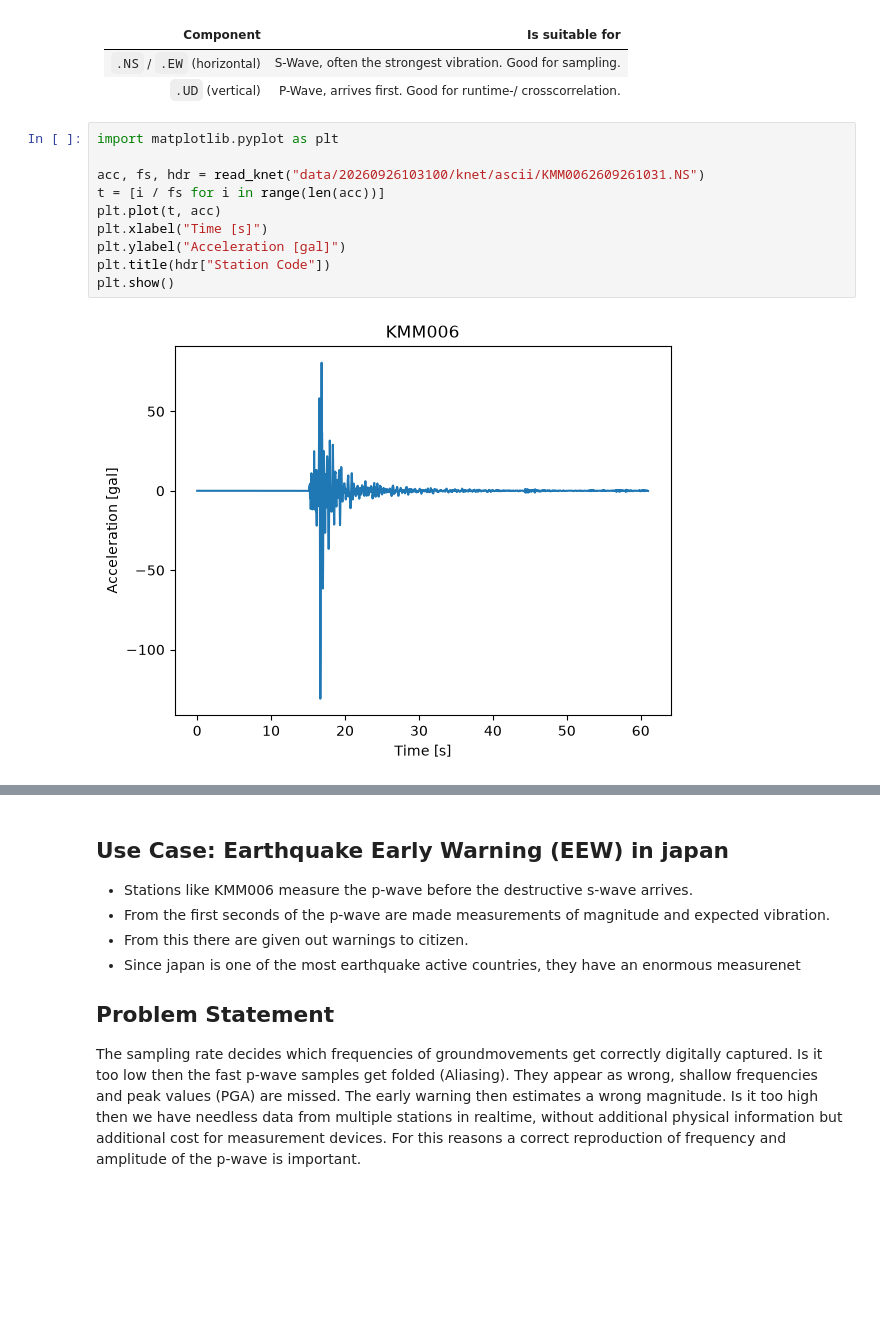
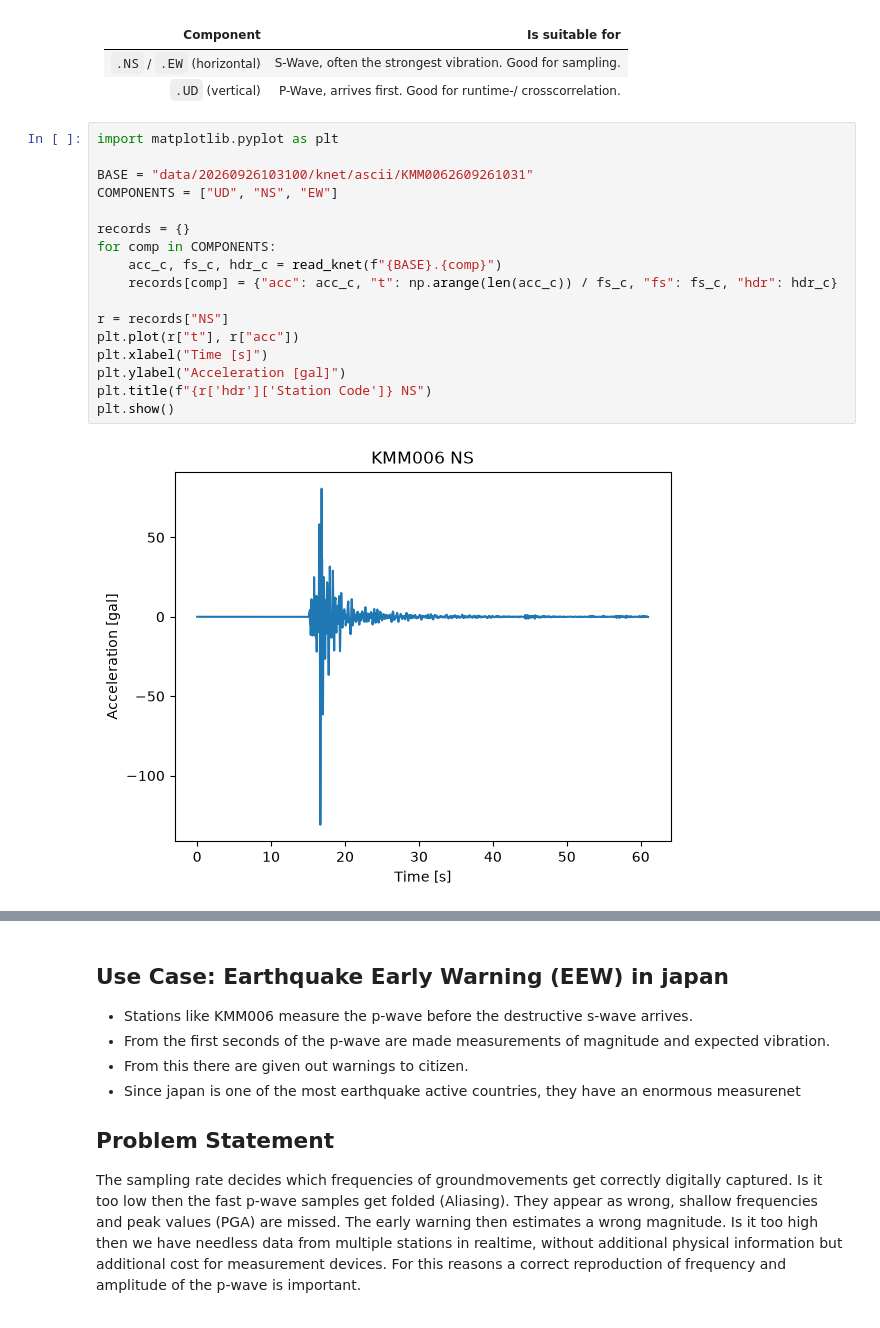
Before and after one commit to mischhart-bsc/gbsv_mc1, a Jupyter notebook: 01_sampling.ipynb, the cells around one changed output, grey strips where cells are left out. Drawn from its saved outputs; the diff is of its cells as text; blank space fills up the shorter version.

```diff
--- a/01_sampling.ipynb
+++ b/01_sampling.ipynb
@@ -33,16 +33,23 @@ YMG011 0.627 data/20260926103100\knet\ascii\YMG0112609261031.UD
 |---|---|
 | `.NS` / `.EW` (horizontal) | S-Wave, often the strongest vibration. Good for sampling. |
 | `.UD` (vertical) | P-Wave, arrives first. Good for runtime-/ crosscorrelation. |
-# %%
-import matplotlib.pyplot as plt
-
-acc, fs, hdr = read_knet("data/20260926103100/knet/ascii/KMM0062609261031.NS")
-t = [i / fs for i in range(len(acc))]
-plt.plot(t, acc)
-plt.xlabel("Time [s]")
-plt.ylabel("Acceleration [gal]")
-plt.title(hdr["Station Code"])
-plt.show()
-# %% [output]
-[figure, removed]
+# %%
+import matplotlib.pyplot as plt
+
+BASE = "data/20260926103100/knet/ascii/KMM0062609261031"
+COMPONENTS = ["UD", "NS", "EW"]
+
+records = {}
+for comp in COMPONENTS:
+    acc_c, fs_c, hdr_c = read_knet(f"{BASE}.{comp}")
+    records[comp] = {"acc": acc_c, "t": np.arange(len(acc_c)) / fs_c, "fs": fs_c, "hdr": hdr_c}
+
+r = records["NS"]
+plt.plot(r["t"], r["acc"])
+plt.xlabel("Time [s]")
+plt.ylabel("Acceleration [gal]")
+plt.title(f"{r['hdr']['Station Code']} NS")
+plt.show()
+# %% [output]
+[figure, added]
 # %%
```
Also changed, not shown: parts of 4 cells of this notebook.
